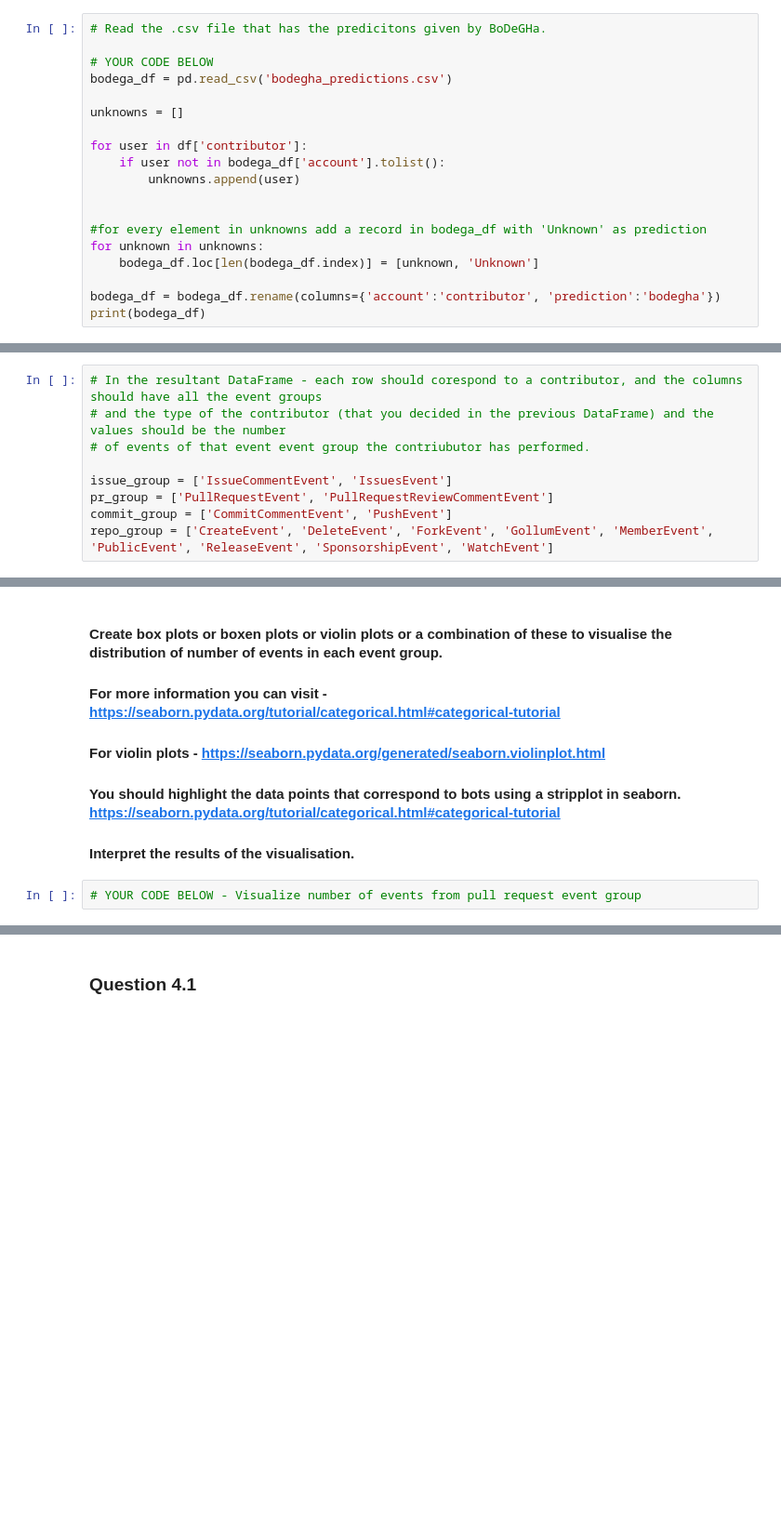
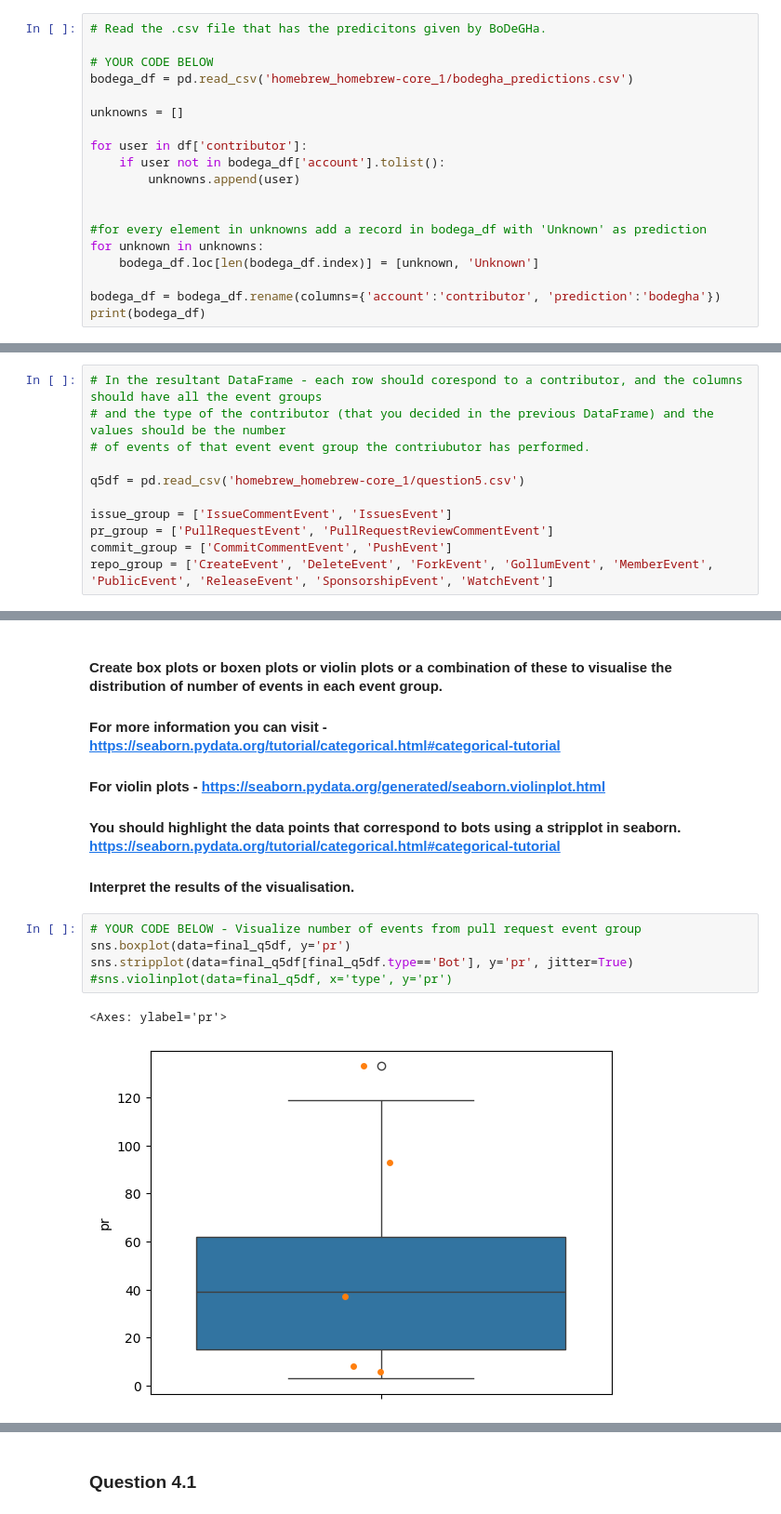
Before and after one commit to ThomasBernard28/Software_Evolution_TP3_2024, a Jupyter notebook: TP3_template.ipynb, the cells around one changed output, grey strips where cells are left out. Shown at 93% size. Cells and saved outputs as stored; diff of their text form; blank space fills up the shorter version.

```diff
--- a/TP3_template.ipynb
+++ b/TP3_template.ipynb
@@ -162,7 +163,7 @@ given by BoDeGHa and add another column called 'rabbit' to store the preditions
 # Read the .csv file that has the predicitons given by BoDeGHa.
 
 # YOUR CODE BELOW
-bodega_df = pd.read_csv('bodegha_predictions.csv')
+bodega_df = pd.read_csv('homebrew_homebrew-core_1/bodegha_predictions.csv')
 
 unknowns = []
 
@@ -537,6 +542,8 @@ The final DataFrame should be looking like the following
 # and the type of the contributor (that you decided in the previous DataFrame) and the values should be the number
 # of events of that event event group the contriubutor has performed.
 
+q5df = pd.read_csv('homebrew_homebrew-core_1/question5.csv')
+
 issue_group = ['IssueCommentEvent', 'IssuesEvent']
 pr_group = ['PullRequestEvent', 'PullRequestReviewCommentEvent']
 commit_group = ['CommitCommentEvent', 'PushEvent']
@@ -634,5 +711,11 @@ df_medians.pivot(index='type', columns='event_group', values='median')#.reset_in
 #### Interpret the results of the visualisation.
 # %%
 # YOUR CODE BELOW - Visualize number of events from pull request event group
+sns.boxplot(data=final_q5df, y='pr')
+sns.stripplot(data=final_q5df[final_q5df.type=='Bot'], y='pr', jitter=True)
+#sns.violinplot(data=final_q5df, x='type', y='pr')
+# %% [output]
+<Axes: ylabel='pr'>
+[figure, added]
 # %%
 # YOUR CODE BELOW - Visualise number of events from issue event group
```
Also changed, not shown: parts of 27 cells of this notebook, 6 other files.
